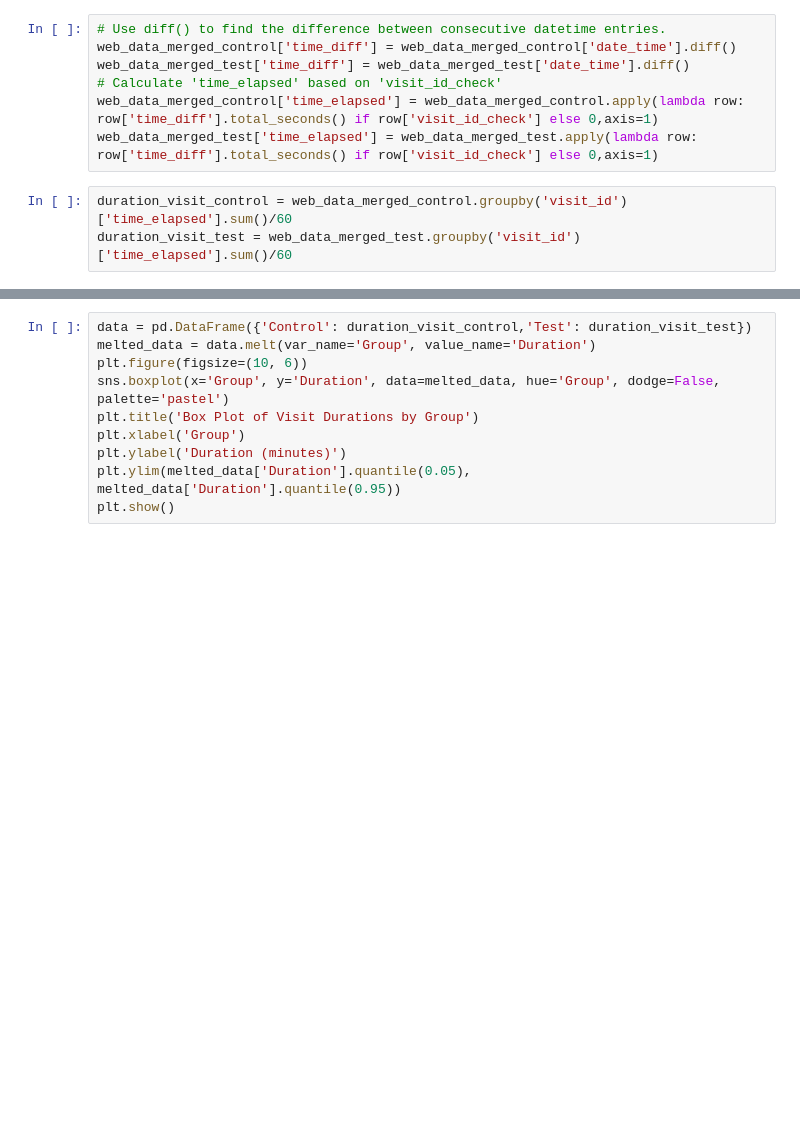
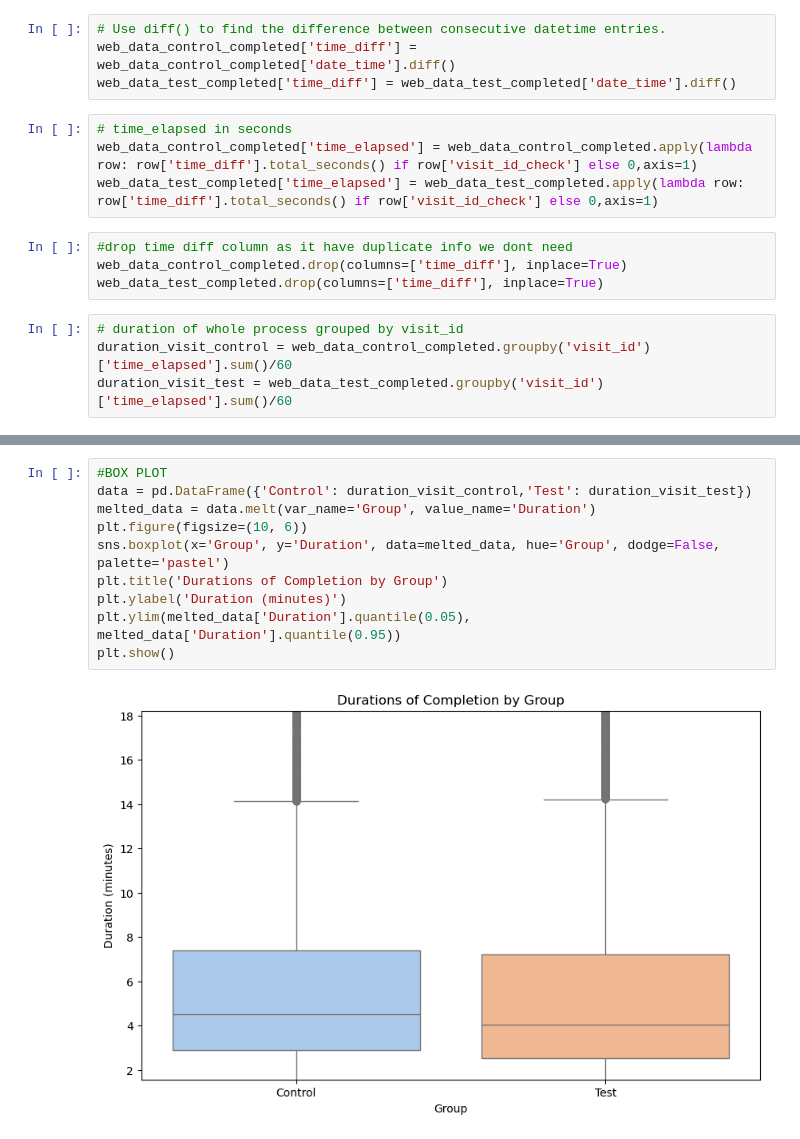
Before and after one commit to mjpacko/project_week5_6, a Jupyter notebook: notebooks/notebook_project_week5_6_kpi_af.ipynb, the cells around one changed output, grey strips where cells are left out. Cells and saved outputs as stored; diff of their text form; blank space fills up the shorter version.

```diff
--- a/notebooks/notebook_project_week5_6_kpi_af.ipynb
+++ b/notebooks/notebook_project_week5_6_kpi_af.ipynb
@@ -38,11 +78,17 @@ web_data_merged_test['visit_id_check'] = web_data_merged_test['visit_id'] == web
 # %%
 # Use diff() to find the difference between consecutive datetime entries.
-web_data_merged_control['time_diff'] = web_data_merged_control['date_time'].diff()
-web_data_merged_test['time_diff'] = web_data_merged_test['date_time'].diff()
-# Calculate 'time_elapsed' based on 'visit_id_check'
-web_data_merged_control['time_elapsed'] = web_data_merged_control.apply(lambda row: row['time_diff'].total_seconds() if row['visit_id_check'] else 0,axis=1)
-web_data_merged_test['time_elapsed'] = web_data_merged_test.apply(lambda row: row['time_diff'].total_seconds() if row['visit_id_check'] else 0,axis=1)
+web_data_control_completed['time_diff'] = web_data_control_completed['date_time'].diff()
+web_data_test_completed['time_diff'] = web_data_test_completed['date_time'].diff()
+# %%
+# time_elapsed in seconds
+web_data_control_completed['time_elapsed'] = web_data_control_completed.apply(lambda row: row['time_diff'].total_seconds() if row['visit_id_check'] else 0,axis=1)
+web_data_test_completed['time_elapsed'] = web_data_test_completed.apply(lambda row: row['time_diff'].total_seconds() if row['visit_id_check'] else 0,axis=1)
+# %%
+#drop time diff column as it have duplicate info we dont need
+web_data_control_completed.drop(columns=['time_diff'], inplace=True)
+web_data_test_completed.drop(columns=['time_diff'], inplace=True)
 # %%
-duration_visit_control = web_data_merged_control.groupby('visit_id')['time_elapsed'].sum()/60
-duration_visit_test = web_data_merged_test.groupby('visit_id')['time_elapsed'].sum()/60
+# duration of whole process grouped by visit_id
+duration_visit_control = web_data_control_completed.groupby('visit_id')['time_elapsed'].sum()/60
+duration_visit_test = web_data_test_completed.groupby('visit_id')['time_elapsed'].sum()/60
 # %%
@@ -65,10 +119,12 @@ statistics_df
 # %%
+#BOX PLOT
 data = pd.DataFrame({'Control': duration_visit_control,'Test': duration_visit_test})
 melted_data = data.melt(var_name='Group', value_name='Duration')
 plt.figure(figsize=(10, 6))
 sns.boxplot(x='Group', y='Duration', data=melted_data, hue='Group', dodge=False, palette='pastel')
-plt.title('Box Plot of Visit Durations by Group')
-plt.xlabel('Group')
+plt.title('Durations of Completion by Group')
 plt.ylabel('Duration (minutes)')
 plt.ylim(melted_data['Duration'].quantile(0.05), melted_data['Duration'].quantile(0.95))
 plt.show()
+# %% [output]
+[figure, added]
```
Also changed, not shown: parts of 31 cells of this notebook.
